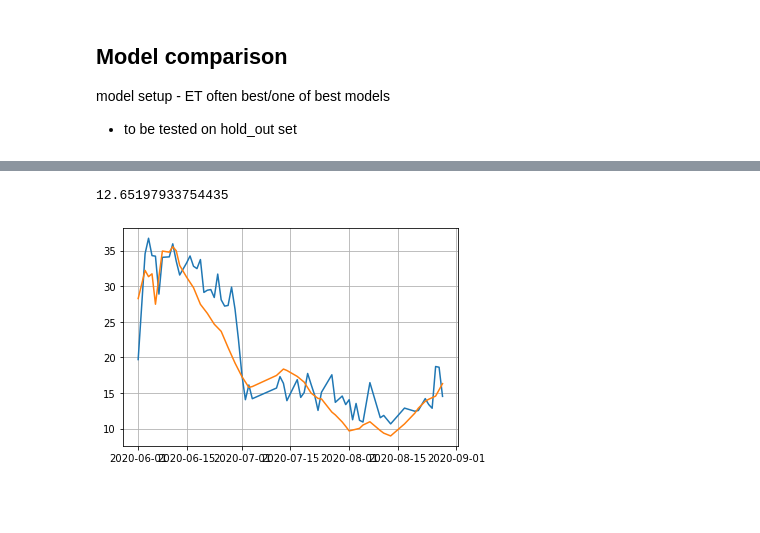
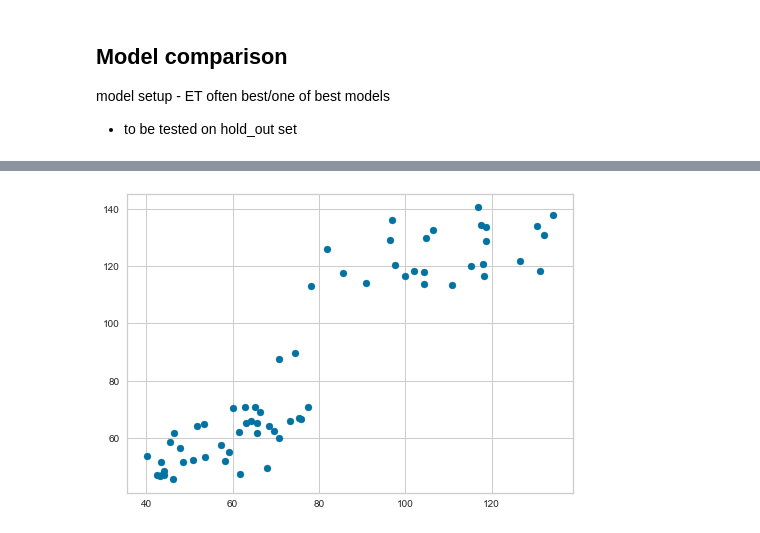
Before and after one commit to awi-response/water_regression, a Jupyter notebook: 01_Model_Setup.ipynb, the cells around one changed output, grey strips where cells are left out. Saved outputs shown, nothing was run; the diff lists cells and outputs as text; code cells hidden in the pictures; blank space fills up the shorter version.

```diff
--- a/01_Model_Setup.ipynb
+++ b/01_Model_Setup.ipynb
@@ -117,10 +176,4 @@ predicted = predict_model(models, data=df_val)
 # %%
-metrics.mean_squared_error(predicted[TARGET], predicted['Label'])
+p = plt.scatter(predicted[TARGET], predicted.Label)
 # %% [output]
-12.65197933754435
+[figure, added]
-# %%
-plt.plot_date(predicted.time, predicted.Label, '-')
-plt.plot_date(predicted.time, predicted[TARGET], '-')
-plt.grid()
-# %% [output]
-[figure, removed]
```
Also changed, not shown: parts of 23 cells of this notebook.
